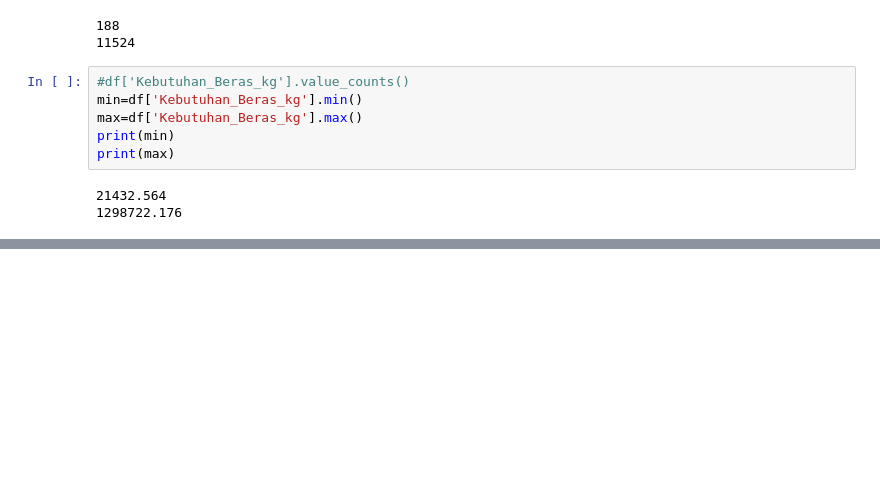
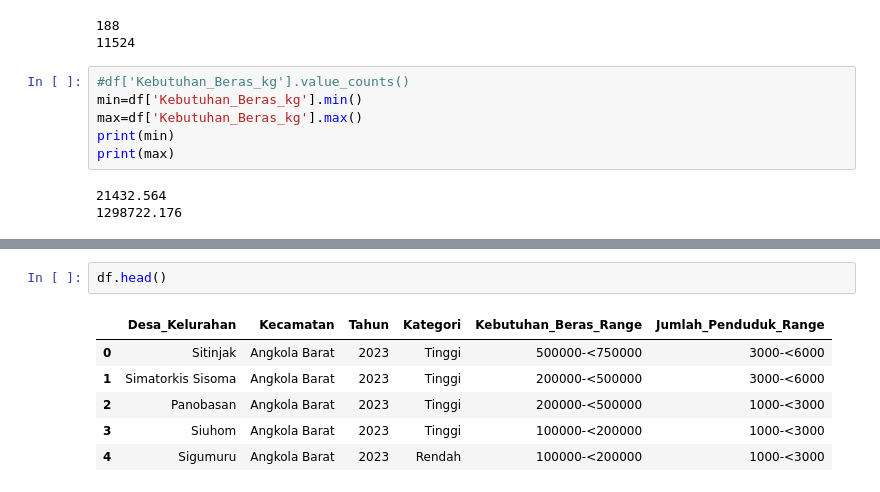
Before and after one commit to asrianda/jurnal, a Jupyter notebook: program_Diana.ipynb, the cells around one changed output, grey strips where cells are left out. Saved outputs shown, nothing was run; the diff lists cells and outputs as text; blank space fills up the shorter version.

```diff
--- a/program_Diana.ipynb
+++ b/program_Diana.ipynb
@@ -172,3 +172,12 @@ files.download('dataset_beras.xlsx')
 # %% [output]
 [interactive output not drawn]
 [interactive output not drawn]
+# %%
+df.head()
+# %% [output]
+|  | Desa_Kelurahan | Kecamatan | Tahun | Kategori | Kebutuhan_Beras_Range | Jumlah_Penduduk_Range |
+| 0 | Sitinjak | Angkola Barat | 2023 | Tinggi | 500000-<750000 | 3000-<6000 |
+| 1 | Simatorkis Sisoma | Angkola Barat | 2023 | Tinggi | 200000-<500000 | 3000-<6000 |
+| 2 | Panobasan | Angkola Barat | 2023 | Tinggi | 200000-<500000 | 1000-<3000 |
+| 3 | Siuhom | Angkola Barat | 2023 | Tinggi | 100000-<200000 | 1000-<3000 |
+| 4 | Sigumuru | Angkola Barat | 2023 | Rendah | 100000-<200000 | 1000-<3000 |
```
Also changed, not shown: parts of 15 cells of this notebook.
